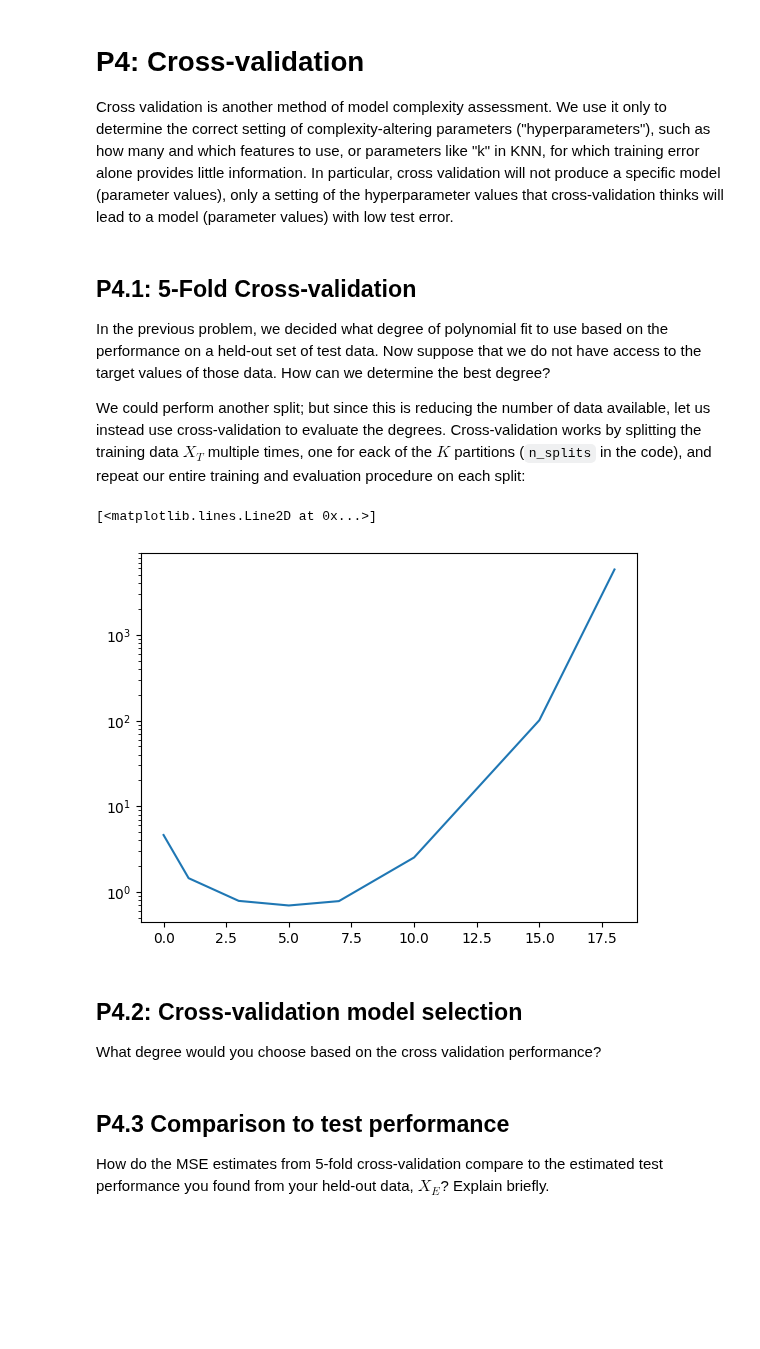
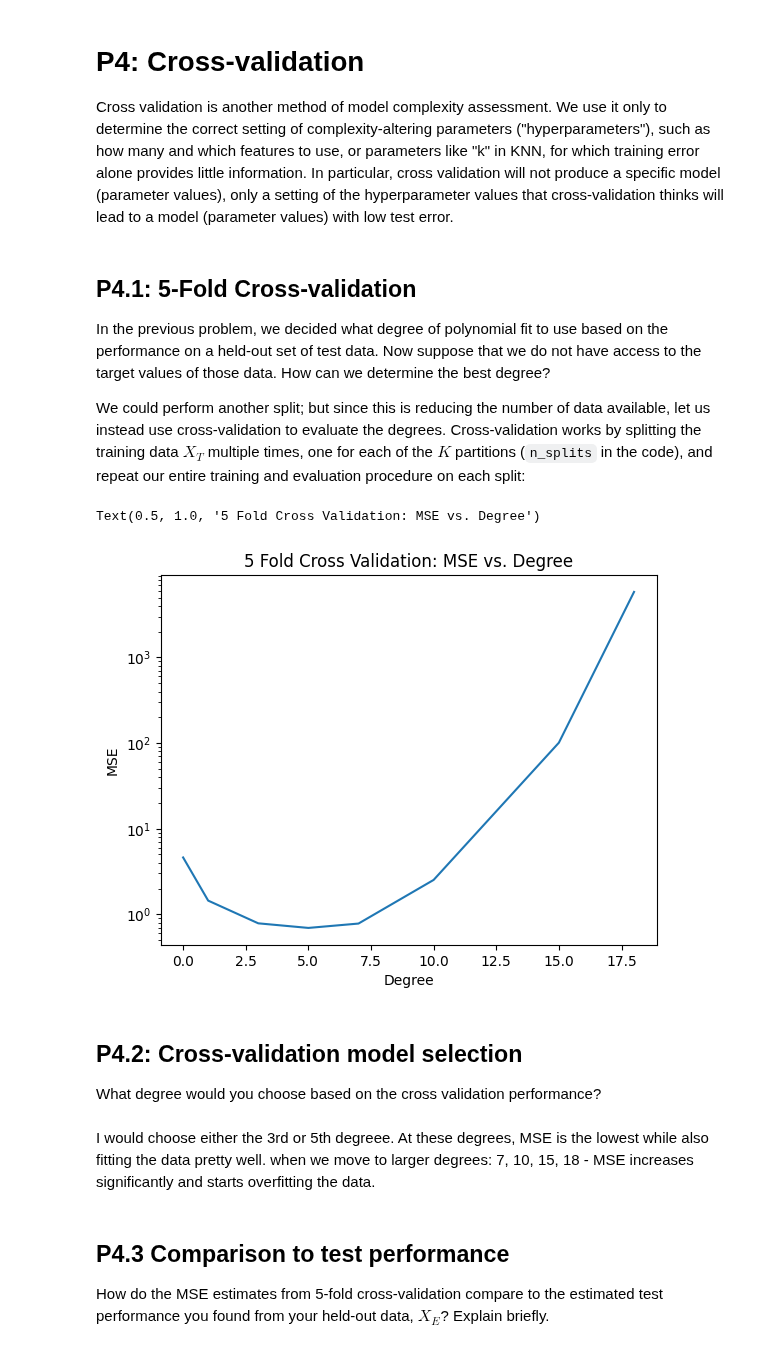
Before and after one commit to SarahAsad23/MachineLearning, a Jupyter notebook: HW2/cs273-hw2.ipynb, the cells around one changed output. Cells and saved outputs as stored; diff of their text form; code cells hidden in the pictures; blank space fills up the shorter version.

```diff
--- a/HW2/cs273-hw2.ipynb
+++ b/HW2/cs273-hw2.ipynb
@@ -107,7 +110,4 @@ Now use `sklearn`'s `KNeighborsRegressor` class to build a nearest neighbor regr
 # %%
-#***********************COME BACK AND FIX THIS USING X_SPACED***********************#
-
-
 # Create a figure with 1 row and 3 columns
 fig, axes = plt.subplots(1, 3, figsize=(12, 3))
 
@@ -116,14 +116,18 @@ x_spaced = np.linspace(0,9,100).reshape(-1,1)  # get a collection of x-locations
 ### YOUR CODE STARTS HERE ###
 
 for i, k in enumerate([1,5,20]):
+    # creating the nearest neighbor regression model
     knn = KNeighborsRegressor(n_neighbors=k)
+    # fit model to training data
     knn.fit(Xt, Yt)
     # predict using evaluation data
     y_pred = knn.predict(Xe)
+    y_pred_spaced = knn.predict(x_spaced)
     # visulaizations
     axes[i].scatter(Xt, Yt, color='blue', label='training') # plotting training data
     axes[i].scatter(Xe, Ye, color='red', label='evaluation') # plotting eval data
     axes[i].scatter(Xe, y_pred, color='green', label='prediction') # plotting prediction
+    axes[i].plot(x_spaced, y_pred_spaced, color='black')
     axes[i].legend() # show legend
 
 ###  YOUR CODE ENDS HERE  ###
@@ -377,15 +401,15 @@ Cross validation is another method of model complexity assessment.  We use it on
 
 In the previous problem, we decided what degree of polynomial fit to use based on the performance on a held-out set of test data.  Now suppose that we do not have access to the target values of those data.  How can we determine the best degree?
 
-We could perform another split; but since this is reducing the number of data available, let us instead use cross-validation to evaluate the degrees.  Cross-validation works by splitting the training data $X_T$ multiple times, one for eack of the $K$ partitions (``n_splits`` in the code), and repeat our entire training and evaluation procedure on each split:
+We could perform another split; but since this is reducing the number of data available, let us instead use cross-validation to evaluate the degrees.  Cross-validation works by splitting the training data $X_T$ multiple times, one for each of the $K$ partitions (``n_splits`` in the code), and repeat our entire training and evaluation procedure on each split:
 # %%
 mse_xval = [ 0. ]*len(degrees)
 
-for j,degree in enumerate(degrees):   # loop over desired degree values
+for j,degree in enumerate(degrees): # loop over desired degree values
 
     ### YOUR CODE STARTS HERE ###
 
-    xval = KFold(n_splits = 5)      # split into k=5 splits
+    xval = KFold(n_splits = 5) # split into k=5 splits
     mse = [] # used to store mse value for each iteration
 
     for train_index, val_index in xval.split(Xt):
@@ -393,41 +417,47 @@ for j,degree in enumerate(degrees):   # loop over desired degree values
         Xti,Xvi,Yti,Yvi = Xt[train_index],Xt[val_index],Yt[train_index],Yt[val_index]
 
         # Now, build the model:
+
         # Create a polynomial feature expansion
         phi = PolynomialFeatures(degree=degree, include_bias=True).fit(Xti)
         Xti2 = phi.transform(Xti) # transform train data
         Xvi2 = phi.transform(Xvi) # transform eval data
 
         # Create a StandardScaler
         scale = StandardScaler()
         # scale training data
         X_transformed_train = scale.fit_transform(Xti2)
         # scale eval data
         X_transformed_eval = scale.transform(Xvi2)
 
         # Fit the linear regression model on the training folds, Xti/Yti
         model = LinearRegression().fit(X_transformed_train, Yti)
 
         # now predict on eval data
         y_pred_eval= model.predict(X_transformed_eval)
 
         # Compute the MSE on the evaluation fold, Xvi/Yvi
         mse.append(np.square(np.subtract(Yvi, y_pred_eval)).mean())
 
     # Evaluate the quality of this degree by averaging the MSE across the five folds
     mse_xval[j] = np.mean(mse)
 
 # Plot the estimated MSE from cross-validation as a function of the degree
 plt.semilogy(degrees, mse_xval)
+plt.xlabel("Degree")
+plt.ylabel("MSE")
+plt.title("5 Fold Cross Validation: MSE vs. Degree")
 
     ###  YOUR CODE ENDS HERE  ###
 # %% [output]
-[<matplotlib.lines.Line2D at 0x...>]
+Text(0.5, 1.0, '5 Fold Cross Validation: MSE vs. Degree')
-[figure, old version]
+[figure, new version]
 # %% [markdown]
 ## P4.2: Cross-validation model selection
 
 What degree would you choose based on the cross validation performance?
+# %% [markdown]
+I would choose either the 3rd or 5th degreee. At these degrees, MSE is the lowest while also fitting the data pretty well. when we move to larger degrees: 7, 10, 15, 18 - MSE increases significantly and starts overfitting the data.
 # %% [markdown]
 ## P4.3 Comparison to test performance
 
```
Also changed, not shown: parts of 15 cells of this notebook.
